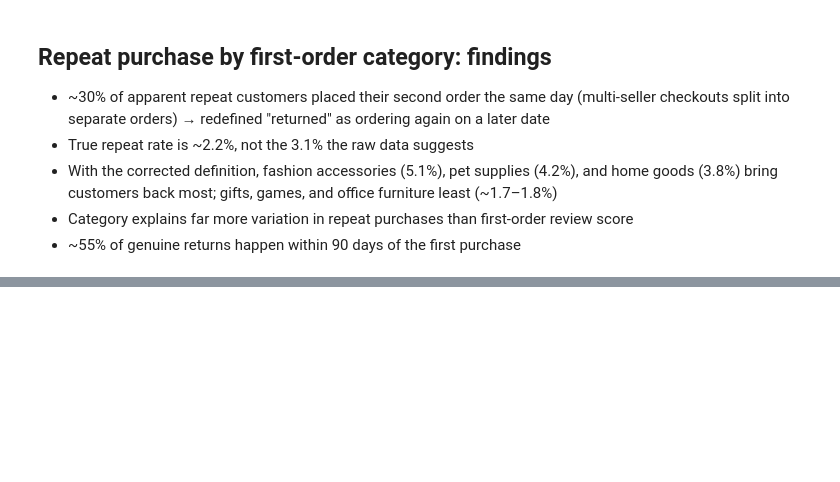
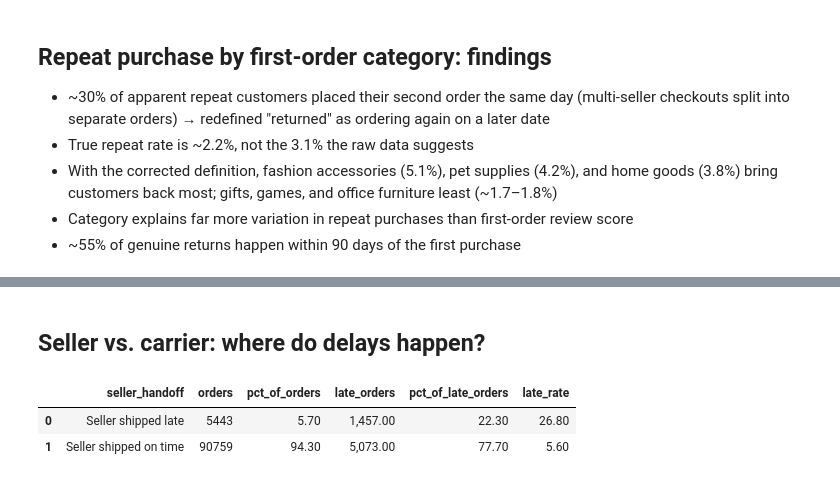
Before and after one commit to brandon-keck/olist-ecommerce-analysis, a Jupyter notebook: 02_analysis.ipynb, the cells around one changed output, grey strips where cells are left out. Cells and saved outputs as stored; diff of their text form; code cells hidden in the pictures; blank space fills up the shorter version.

```diff
--- a/02_analysis.ipynb
+++ b/02_analysis.ipynb
@@ -543,0 +649,40 @@ con.sql("""
+# %% [markdown]
+## Seller vs. carrier: where do delays happen?
+# %%
+con.sql("""
+    WITH limits AS (
+        SELECT order_id, MAX(shipping_limit_date) AS shipping_limit
+        FROM order_items
+        GROUP BY order_id
+    ),
+    classified AS (
+        SELECT
+            os.is_late,
+            CASE
+                WHEN DATE_DIFF('day', l.shipping_limit, o.order_delivered_carrier_date) > 0
+                THEN 'Seller shipped late'
+                ELSE 'Seller shipped on time'
+            END AS seller_handoff
+        FROM order_summary os
+        JOIN orders o ON os.order_id = o.order_id
+        JOIN limits l ON os.order_id = l.order_id
+        WHERE os.order_status = 'delivered'
+          AND os.is_late IS NOT NULL
+          AND o.order_delivered_carrier_date IS NOT NULL
+          AND os.order_purchase_timestamp >= '2017-01-01'
+          AND os.order_purchase_timestamp <  '2018-09-01'
+    )
+    SELECT
+        seller_handoff,
+        COUNT(*)                                                     AS orders,
+        ROUND(100.0 * COUNT(*) / SUM(COUNT(*)) OVER (), 1)           AS pct_of_orders,
+        SUM(is_late)                                                 AS late_orders,
+        ROUND(100.0 * SUM(is_late) / SUM(SUM(is_late)) OVER (), 1)   AS pct_of_late_orders,
+        ROUND(100.0 * AVG(is_late), 1)                               AS late_rate
+    FROM classified
+    GROUP BY seller_handoff
+""").df()
+# %% [output]
+|  | seller_handoff | orders | pct_of_orders | late_orders | pct_of_late_orders | late_rate |
+| 0 | Seller shipped late | 5443 | 5.70 | 1,457.00 | 22.30 | 26.80 |
+| 1 | Seller shipped on time | 90759 | 94.30 | 5,073.00 | 77.70 | 5.60 |
```
Also changed, not shown: parts of 5 cells of this notebook.
